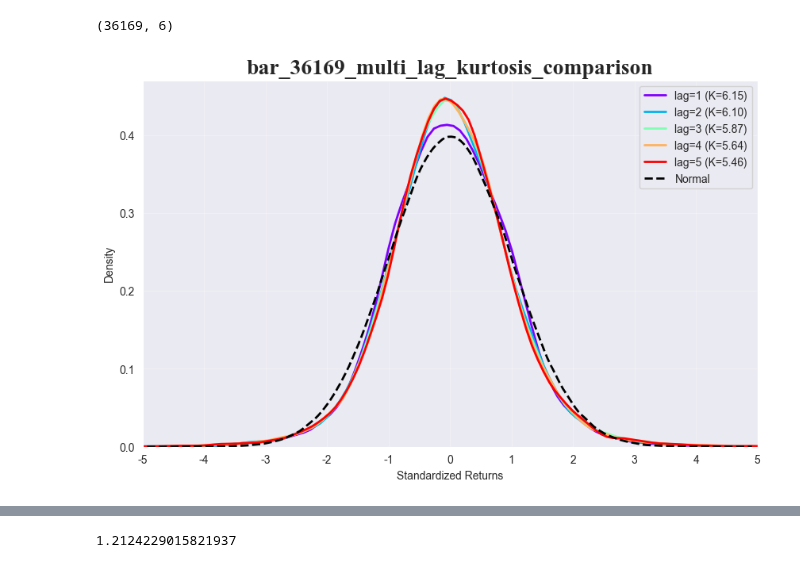
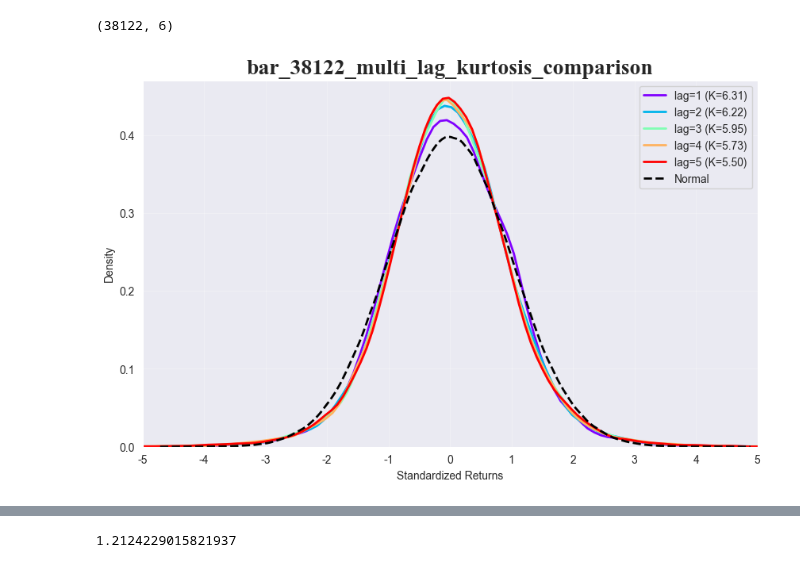
Before and after one commit to ArtiPyHeart/jesse-trade, a Jupyter notebook: Resample_Line_X.ipynb, the cells around one changed output, grey strips where cells are left out. Saved outputs shown, nothing was run; the diff lists cells and outputs as text; code cells hidden in the pictures.

```diff
--- a/Resample_Line_X.ipynb
+++ b/Resample_Line_X.ipynb
@@ -22,13 +22,13 @@ candles.shape
 # %%
 from src.bars.fusion.demo import DemoBar
 from research.plot import plot_kde
 
-bar_container = DemoBar(clip_r=0.012, threshold=1.399)
+bar_container = DemoBar(clip_r=0.004, threshold=1.399)
 bar_container.update_with_candles(candles)
 fusion_bar = bar_container.get_fusion_bars()
 print(fusion_bar.shape)
 
 plot_kde(fusion_bar[:, 2], lag=5)
 # %% [output]
-(36169, 6)
+(38122, 6)
-[figure, old version]
+[figure, new version]
```
Also changed, not shown: parts of 4 cells of this notebook, 3 other files.
